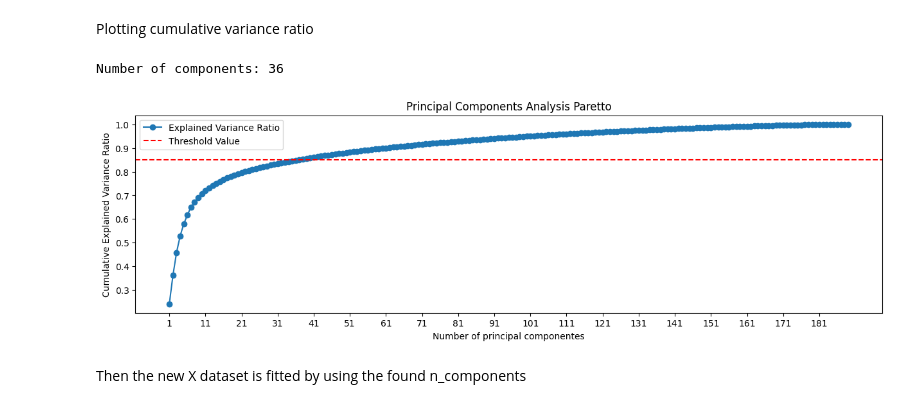
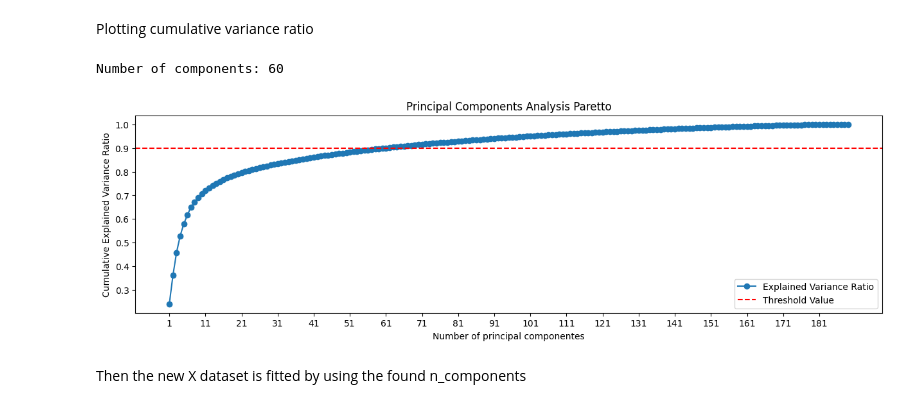
Before and after one commit to JoseGarayar/clustering_utec, a Jupyter notebook: notebook_bruno.ipynb, the cells around one changed output. Drawn from its saved outputs; the diff is of its cells as text; code cells hidden in the pictures.

```diff
--- a/notebook_bruno.ipynb
+++ b/notebook_bruno.ipynb
@@ -25,37 +25,37 @@ X_sc = MinMaxScaler().fit_transform(X)
 It has to be known the appropiate number of components which are employed to perform PCA algorythm
 # %%
 # declaring and pca instance
-pca = PCA(n_components = X.shape[0], random_state = 23)
+pca_all = PCA(n_components = X.shape[0], random_state = 23)
 
 # fitting pipeline
-pca.fit(X_sc)
+pca_all.fit(X_sc)
 # %% [output]
 PCA(n_components=189, random_state=23)
 # %% [markdown]
 Plotting cumulative variance ratio
 # %%
 # getting cumulative variance
-cum_variance = np.cumsum(pca.explained_variance_ratio_)
+cum_variance = np.cumsum(pca_all.explained_variance_ratio_)
 
 # choosing threshold
-threshold = 0.85
+threshold = 0.90
 
 # Calculating the selected number of components by using the chosen threshold
 n_pca = len(cum_variance[cum_variance <= threshold])
 print(f"Number of components: {n_pca}")
 
 # defining plot
 plt.figure(figsize = (15, 4))
 plt.plot(cum_variance, '-o', label = 'Explained Variance Ratio')
 plt.title('Principal Components Analysis Paretto')
 plt.ylabel('Cumulative Explained Variance Ratio')
 plt.xlabel('Number of principal componentes')
 plt.xticks(range(0, X.shape[0], 10), range(1, X.shape[0] + 1, 10))
 plt.axhline(threshold, c = 'red', label = 'Threshold Value', linestyle = '--')
 plt.legend()
 plt.show()
 # %% [output]
-Number of components: 36
+Number of components: 60
-[figure, old version]
+[figure, new version]
 # %% [markdown]
 Then the new X dataset is fitted by using the found n_components
```
Also changed, not shown: parts of 7 cells of this notebook.
